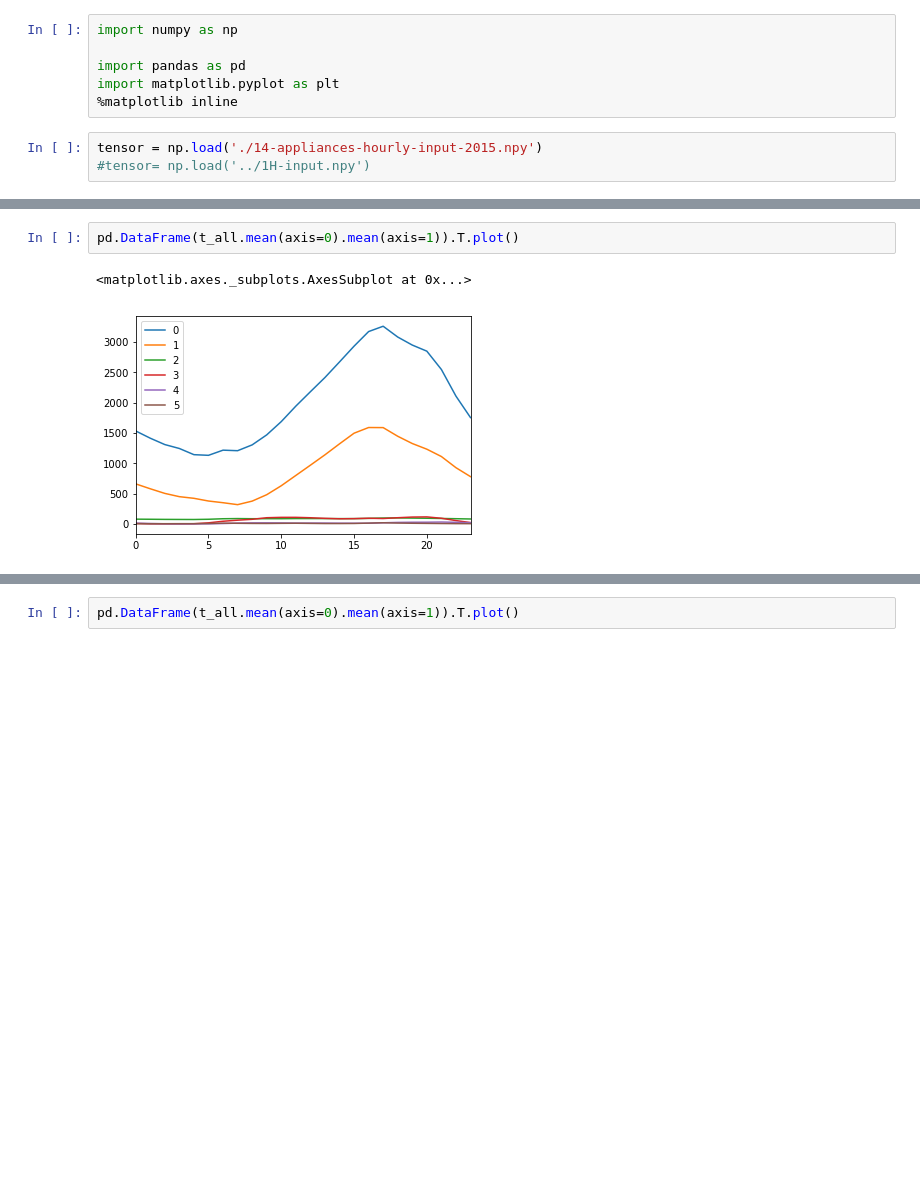
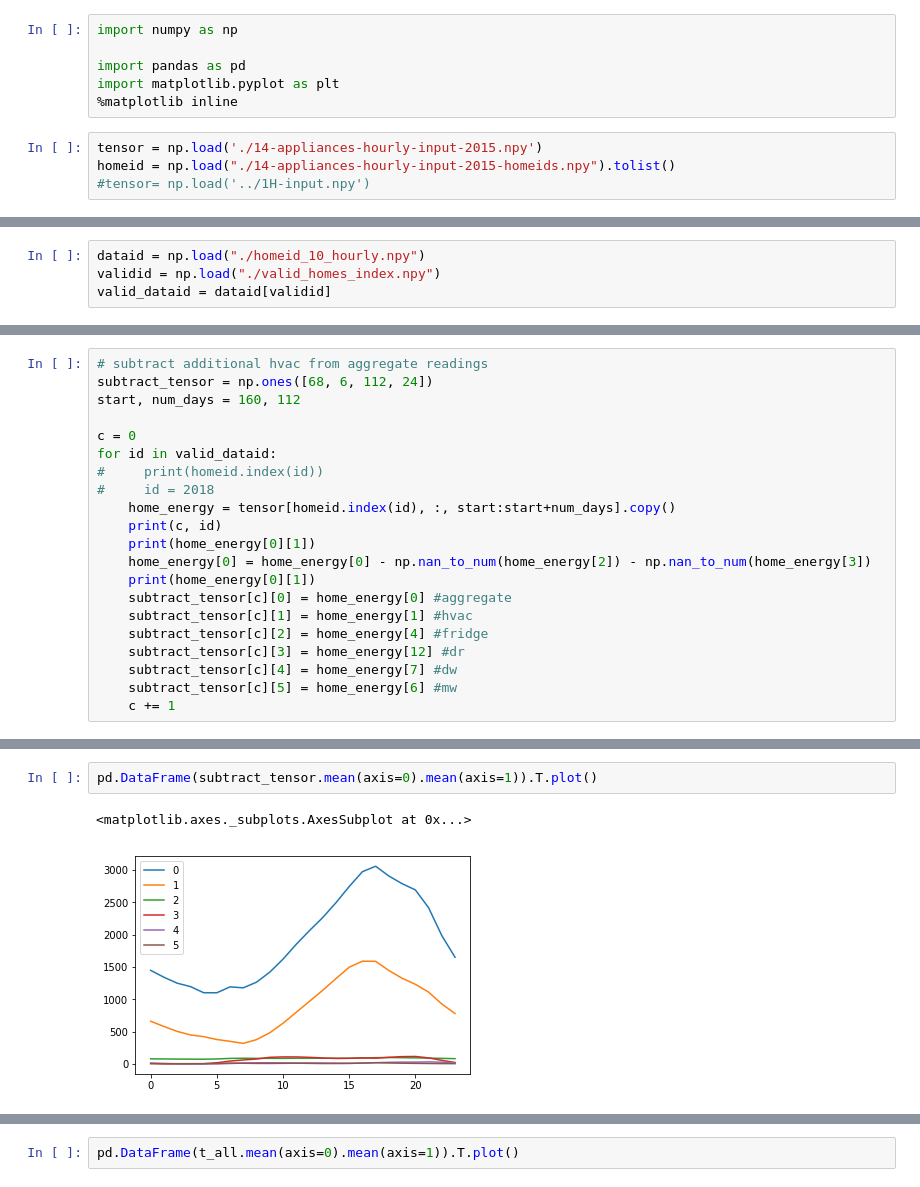
Before and after one commit to nipunbatra/freq-nilm, a Jupyter notebook: notebooks/create-dataset-5appliances-true-agg-new.ipynb, the cells around one changed output, grey strips where cells are left out. Cells and saved outputs as stored; diff of their text form; blank space fills up the shorter version.

```diff
--- a/notebooks/create-dataset-5appliances-true-agg-new.ipynb
+++ b/notebooks/create-dataset-5appliances-true-agg-new.ipynb
@@ -11,4 +11,5 @@ import matplotlib.pyplot as plt
 %matplotlib inline
 # %%
 tensor = np.load('./14-appliances-hourly-input-2015.npy')
+homeid = np.load("./14-appliances-hourly-input-2015-homeids.npy").tolist()
 #tensor= np.load('../1H-input.npy')
@@ -166,0 +16,4 @@ t_all.shape
+# %%
+dataid = np.load("./homeid_10_hourly.npy")
+validid = np.load("./valid_homes_index.npy")
+valid_dataid = dataid[validid]
@@ -166,0 +24,21 @@ t_all.shape
+# %%
+# subtract additional hvac from aggregate readings
+subtract_tensor = np.ones([68, 6, 112, 24])
+start, num_days = 160, 112
+
+c = 0
+for id in valid_dataid:
+#     print(homeid.index(id))
+#     id = 2018
+    home_energy = tensor[homeid.index(id), :, start:start+num_days].copy()
+    print(c, id)
+    print(home_energy[0][1])
+    home_energy[0] = home_energy[0] - np.nan_to_num(home_energy[2]) - np.nan_to_num(home_energy[3])
+    print(home_energy[0][1])
+    subtract_tensor[c][0] = home_energy[0] #aggregate
+    subtract_tensor[c][1] = home_energy[1] #hvac
+    subtract_tensor[c][2] = home_energy[4] #fridge
+    subtract_tensor[c][3] = home_energy[12] #dr
+    subtract_tensor[c][4] = home_energy[7] #dw
+    subtract_tensor[c][5] = home_energy[6] #mw
+    c += 1
@@ -169,5 +117,5 @@ np.save('../2015-5appliances-true-agg.npy',t_all)
 # %%
-pd.DataFrame(t_all.mean(axis=0).mean(axis=1)).T.plot()
+pd.DataFrame(subtract_tensor.mean(axis=0).mean(axis=1)).T.plot()
 # %% [output]
 <matplotlib.axes._subplots.AxesSubplot at 0x...>
-[figure, old version]
+[figure, new version]
```
Also changed, not shown: parts of 25 cells of this notebook, 7 other files.
